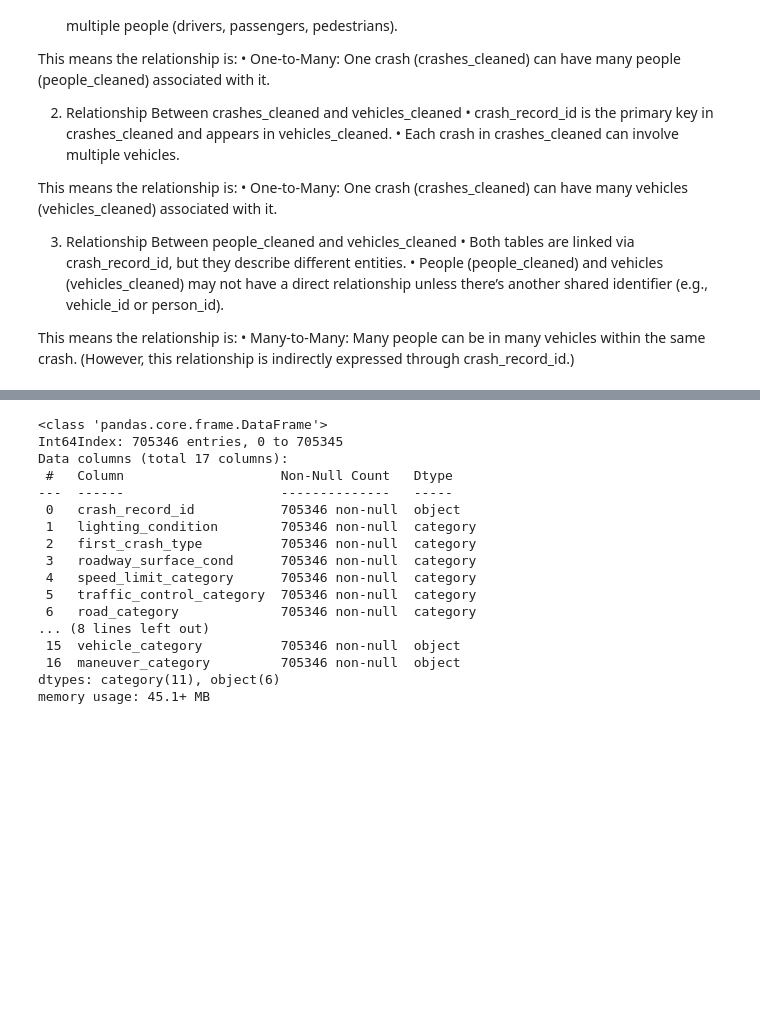
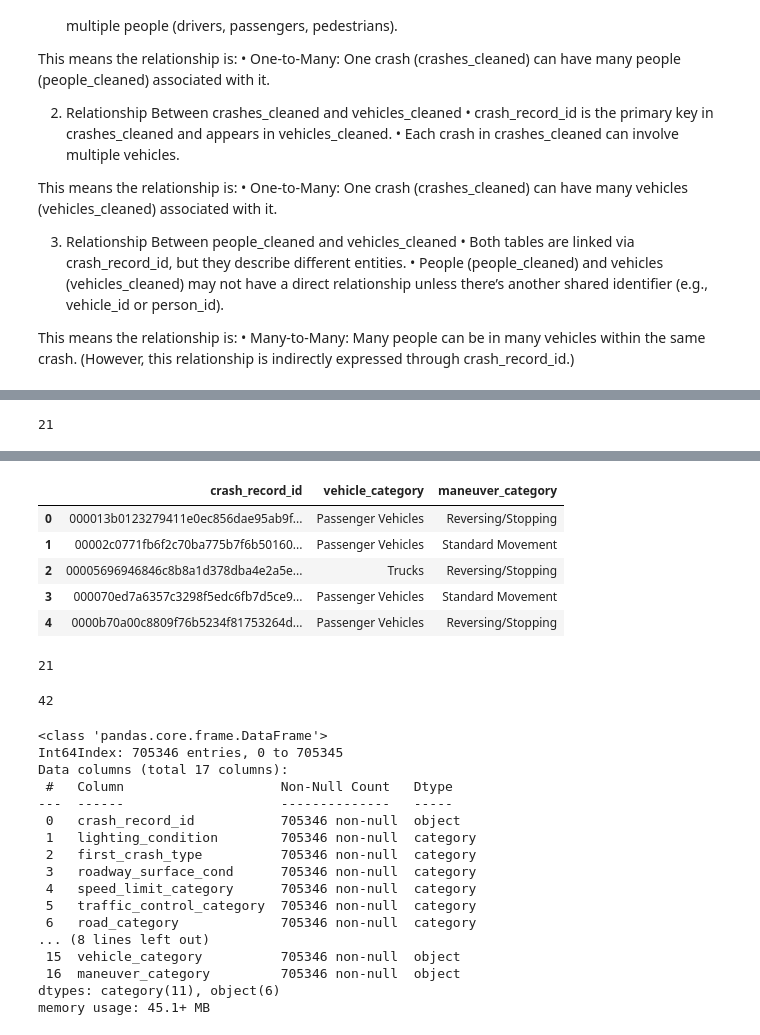
Before and after one commit to ckucewicz/traffic_crash_prediction, a Jupyter notebook: data_cleaning_notebook.ipynb, the cells around one changed output, grey strips where cells are left out. Drawn from its saved outputs; the diff is of its cells as text; code cells hidden in the pictures; blank space fills up the shorter version.

```diff
--- a/data_cleaning_notebook.ipynb
+++ b/data_cleaning_notebook.ipynb
@@ -1731,15 +1795,15 @@ memory usage: 996.1+ MB
 # %% [markdown]
 #### 2.3.3 Format Feature names and Row Values
 # %%
-vehicles.columns = vehicles.columns.str.lower()
+vehicles_df.columns = vehicles_df.columns.str.lower()
 # %%
 # Convert all string values in object columns to lowercase
-for col in vehicles.select_dtypes(include='object').columns:
-    vehicles[col] = vehicles[col].str.lower()
+for col in vehicles_df.select_dtypes(include='object').columns:
+    vehicles_df[col] = vehicles_df[col].str.lower()
 # %% [markdown]
 #### 2.3.4 Drop features with overly high null values
 # %%
-# selecting all features with 90% or more of its values are null
-high_null_features = vehicles.columns[(vehicles.isna().sum() / len(vehicles) * 100) >= 90]
+# creating a list of all features with 90% or more of its values are null
+high_null_features = list(vehicles_df.columns[(vehicles_df.isna().sum() / len(vehicles_df) * 100) >= 90])
 high_null_features
 # %% [output]
@@ -2343,0 +2442,30 @@ This means the relationship is:
+# %%
+# deletes the people_cleaned dataframe to clear up memory
+del people_cleaned
+
+# Perform garbage collection to free up memory by releasing unreferenced objects
+# This helps to manage memory usage, especially when working with large datasets or memory-intensive operations.
+
+gc.collect()
+# %% [output]
+21
+# %%
+# Start the timer
+start_time = time.time()
+
+# Aggregating the vehicles data by crash_record_id
+vehicles_aggregated = vehicles_cleaned.groupby('crash_record_id').agg({
+    'vehicle_category': lambda x: x.mode().iloc[0] if not x.mode().empty else np.nan,  # Select the first mode
+    'maneuver_category': lambda x: x.mode().iloc[0] if not x.mode().empty else np.nan   # Select the first mode
+}).reset_index()
+
+# Stop the timer
+end_time = time.time()
+
+# Calculate and print the elapsed time
+elapsed_time = end_time - start_time
+print(f"Elapsed time: {elapsed_time:.2f} seconds")
+
+# View the aggregated vehicles data
+vehicles_aggregated.head()
+# %% [output]
@@ -2344,6 +2473,31 @@ This means the relationship is:
+|  | crash_record_id | vehicle_category | maneuver_category |
+| 0 | 000013b0123279411e0ec856dae95ab9f... | Passenger Vehicles | Reversing/Stopping |
+| 1 | 00002c0771fb6f2c70ba775b7f6b50160... | Passenger Vehicles | Standard Movement |
+| 2 | 00005696946846c8b8a1d378dba4e2a5e... | Trucks | Reversing/Stopping |
+| 3 | 000070ed7a6357c3298f5edc6fb7d5ce9... | Passenger Vehicles | Standard Movement |
+| 4 | 0000b70a00c8809f76b5234f81753264d... | Passenger Vehicles | Reversing/Stopping |
+# %%
+# deletes the vehicles_cleaned dataframe to clear up memory
+del vehicles_cleaned
+
+# Perform garbage collection to free up memory by releasing unreferenced objects
+# This helps to manage memory usage, especially when working with large datasets or memory-intensive operations.
+gc.collect()
+# %% [output]
+21
 # %%
 # Merge the dataframes using an inner join
 merged_df = crashes_cleaned.merge(people_aggregated, on='crash_record_id', how='inner')
+# %%
+# deletes the crashes_cleaned dataframe to clear up memory
+del crashes_cleaned
+
+# Perform garbage collection to free up memory by releasing unreferenced objects
+# This helps to manage memory usage, especially when working with large datasets or memory-intensive operations.
+
+gc.collect()
+# %% [output]
+42
 # %%
 merged_df = merged_df.merge(vehicles_aggregated, on='crash_record_id', how='inner')
 # %%
```
Also changed, not shown: parts of 85 cells of this notebook, 2 other files.
